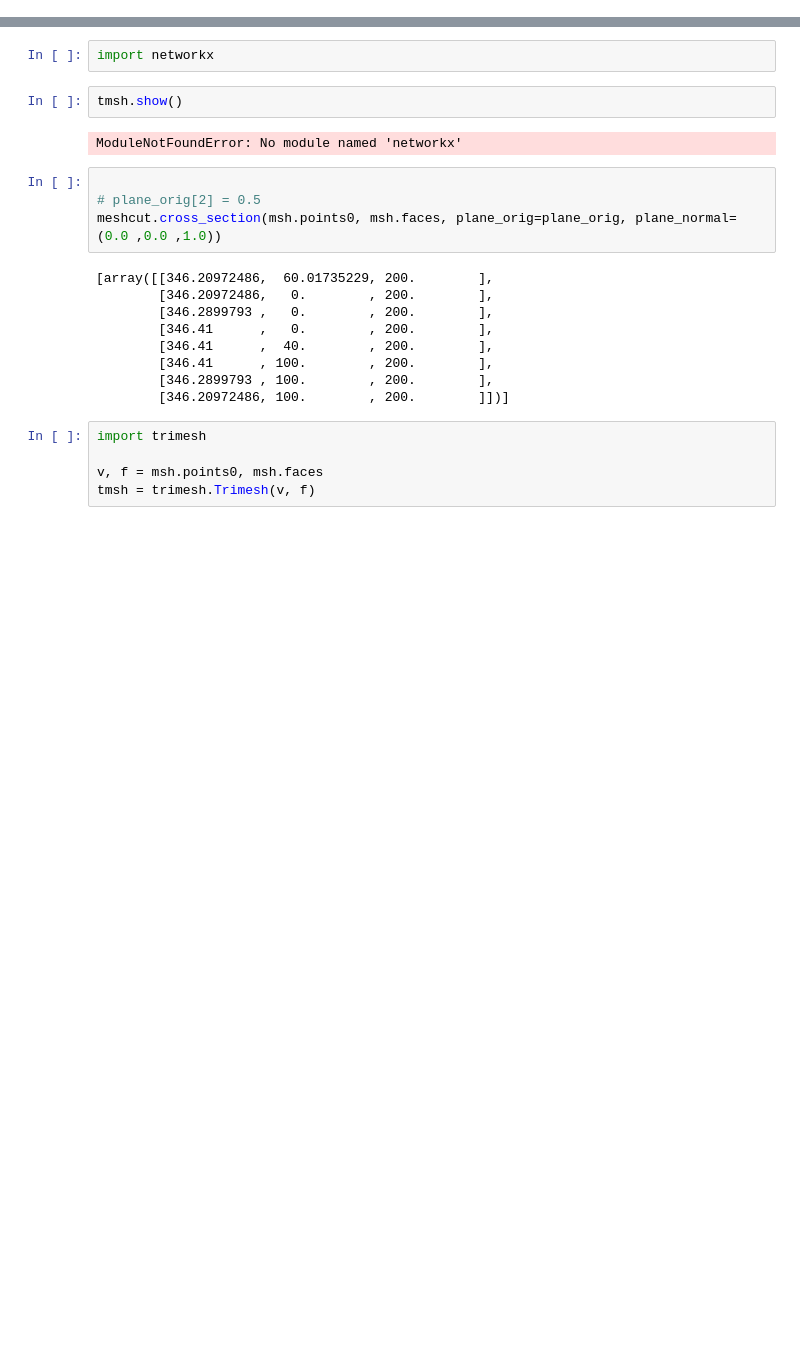
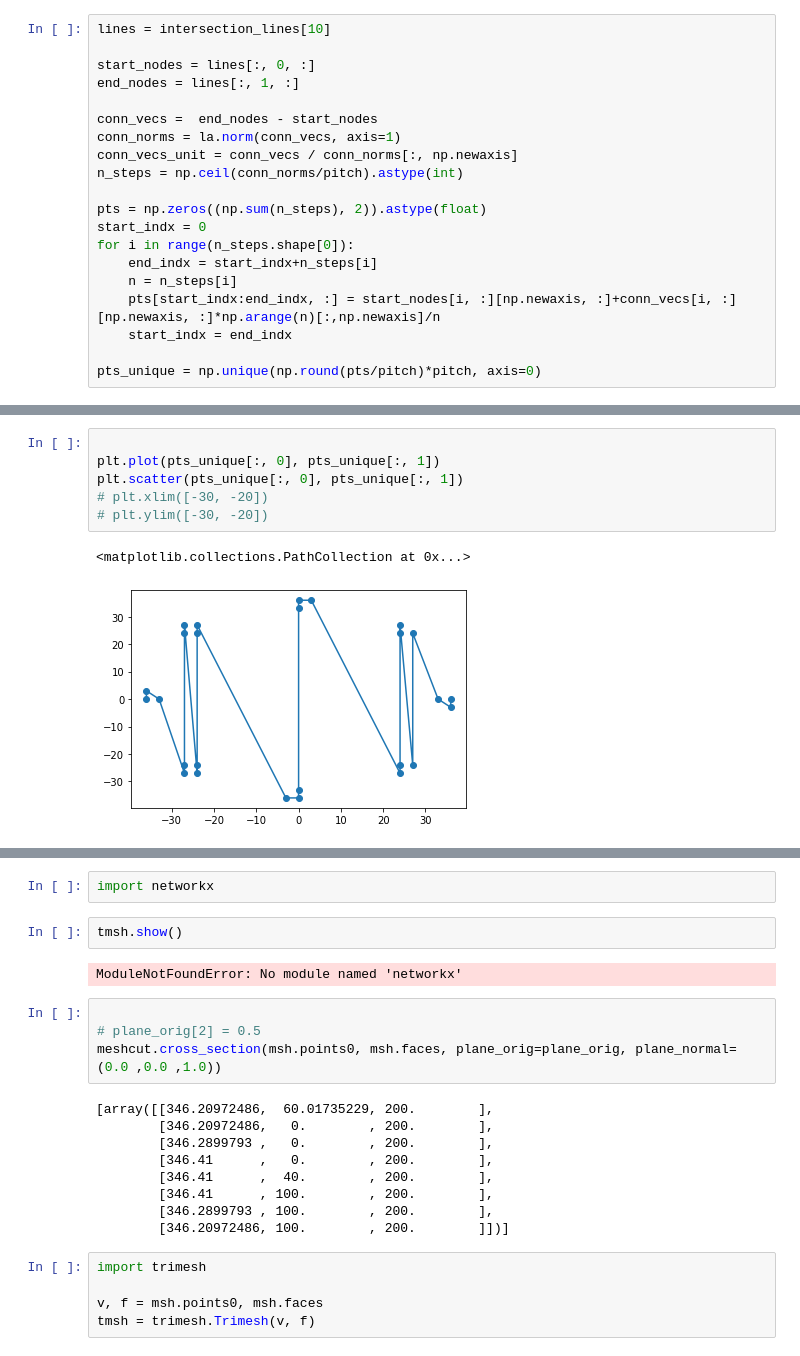
Before and after one commit to Skoricius/f3ast, a Jupyter notebook: testing.ipynb, the cells around one changed output, grey strips where cells are left out. Saved outputs shown, nothing was run; the diff lists cells and outputs as text; blank space fills up the shorter version.

```diff
--- a/testing.ipynb
+++ b/testing.ipynb
@@ -54,0 +184,20 @@ Image(value=b'\x89PNG\r\n\x1a\n\x00\x00\x00\rIHDR\x00\x00\x01\x90\x00\x00\x01^\x
+# %%
+lines = intersection_lines[10]
+
+start_nodes = lines[:, 0, :]
+end_nodes = lines[:, 1, :]
+
+conn_vecs =  end_nodes - start_nodes
+conn_norms = la.norm(conn_vecs, axis=1)
+conn_vecs_unit = conn_vecs / conn_norms[:, np.newaxis]
+n_steps = np.ceil(conn_norms/pitch).astype(int)
+
+pts = np.zeros((np.sum(n_steps), 2)).astype(float)
+start_indx = 0
+for i in range(n_steps.shape[0]):
+    end_indx = start_indx+n_steps[i]
+    n = n_steps[i]
+    pts[start_indx:end_indx, :] = start_nodes[i, :][np.newaxis, :]+conn_vecs[i, :][np.newaxis, :]*np.arange(n)[:,np.newaxis]/n
+    start_indx = end_indx
+
+pts_unique = np.unique(np.round(pts/pitch)*pitch, axis=0)
@@ -54,0 +231,9 @@ Image(value=b'\x89PNG\r\n\x1a\n\x00\x00\x00\rIHDR\x00\x00\x01\x90\x00\x00\x01^\x
+# %%
+
+plt.plot(pts_unique[:, 0], pts_unique[:, 1])
+plt.scatter(pts_unique[:, 0], pts_unique[:, 1])
+# plt.xlim([-30, -20])
+# plt.ylim([-30, -20])
+# %% [output]
+<matplotlib.collections.PathCollection at 0x...>
+[figure, added]
```
Also changed, not shown: parts of 52 cells of this notebook, 9 other files.
